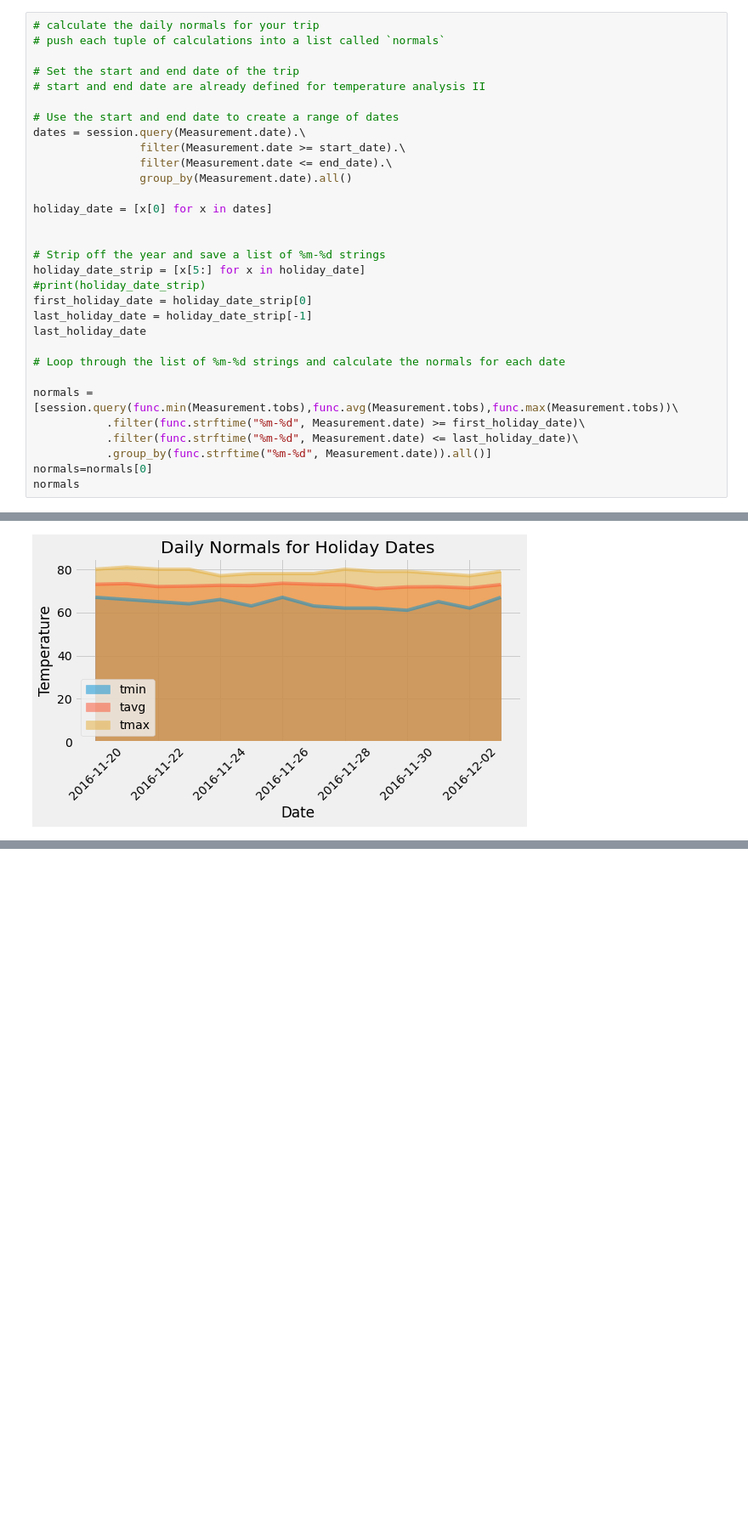
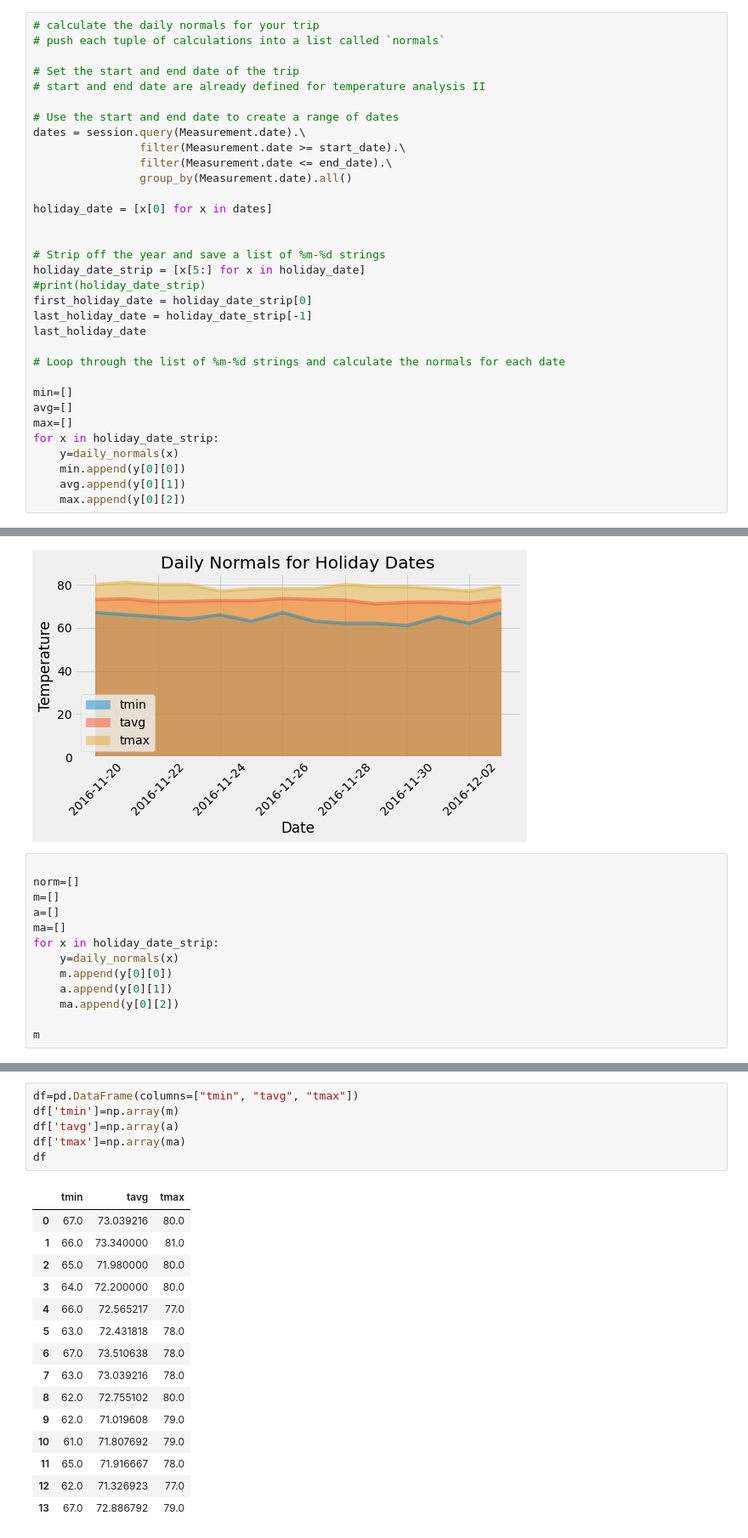
Before and after one commit to fasahathsyeda/sqlalchemy-challenge, a Jupyter notebook: climate_starter.ipynb, the cells around one changed output, grey strips where cells are left out. Shown at 85% size. Drawn from its saved outputs; the diff is of its cells as text; blank space fills up the shorter version.

```diff
--- a/climate_starter.ipynb
+++ b/climate_starter.ipynb
@@ -372,12 +372,14 @@ last_holiday_date
 
 # Loop through the list of %m-%d strings and calculate the normals for each date
 
-normals = [session.query(func.min(Measurement.tobs),func.avg(Measurement.tobs),func.max(Measurement.tobs))\
-           .filter(func.strftime("%m-%d", Measurement.date) >= first_holiday_date)\
-           .filter(func.strftime("%m-%d", Measurement.date) <= last_holiday_date)\
-           .group_by(func.strftime("%m-%d", Measurement.date)).all()]
-normals=normals[0]
-normals
+min=[]
+avg=[]
+max=[]
+for x in holiday_date_strip:
+    y=daily_normals(x)
+    min.append(y[0][0])
+    avg.append(y[0][1])
+    max.append(y[0][2])
 # %% [output]
 [(67.0, 73.03921568627452, 80.0),
  (66.0, 73.34, 81.0),
@@ -429,3 +435,16 @@ plt.savefig("daily_normals_holiday.png")
 plt.show()
 # %% [output]
 [figure]
+# %%
+
+norm=[]
+m=[]
+a=[]
+ma=[]
+for x in holiday_date_strip:
+    y=daily_normals(x)
+    m.append(y[0][0])
+    a.append(y[0][1])
+    ma.append(y[0][2])
+
+m
@@ -431,0 +466,22 @@ plt.show()
+# %%
+df=pd.DataFrame(columns=["tmin", "tavg", "tmax"])
+df['tmin']=np.array(m)
+df['tavg']=np.array(a)
+df['tmax']=np.array(ma)
+df
+# %% [output]
+|  | tmin | tavg | tmax |
+| 0 | 67.0 | 73.039216 | 80.0 |
+| 1 | 66.0 | 73.340000 | 81.0 |
+| 2 | 65.0 | 71.980000 | 80.0 |
+| 3 | 64.0 | 72.200000 | 80.0 |
+| 4 | 66.0 | 72.565217 | 77.0 |
+| 5 | 63.0 | 72.431818 | 78.0 |
+| 6 | 67.0 | 73.510638 | 78.0 |
+| 7 | 63.0 | 73.039216 | 78.0 |
+| 8 | 62.0 | 72.755102 | 80.0 |
+| 9 | 62.0 | 71.019608 | 79.0 |
+| 10 | 61.0 | 71.807692 | 79.0 |
+| 11 | 65.0 | 71.916667 | 78.0 |
+| 12 | 62.0 | 71.326923 | 77.0 |
+| 13 | 67.0 | 72.886792 | 79.0 |
```
Also changed, not shown: parts of 3 cells of this notebook.
